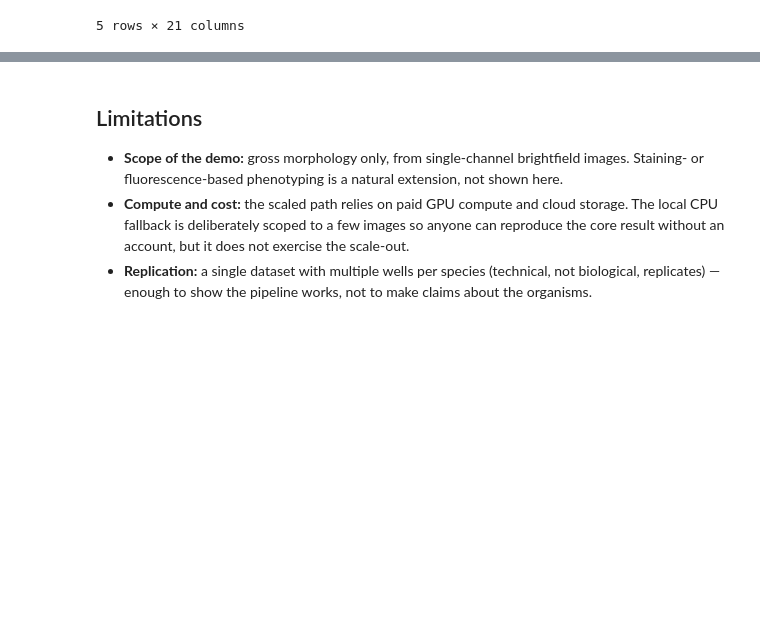
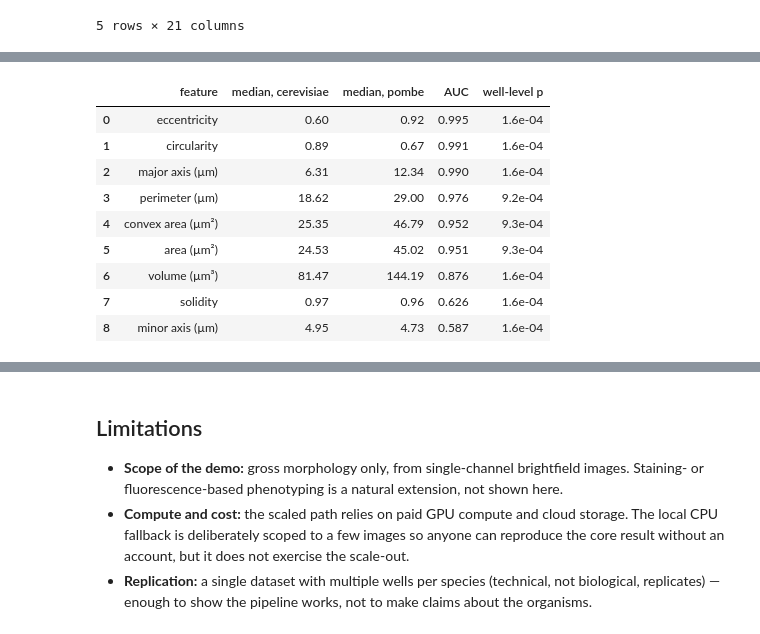
Before and after one commit to Arcadia-Science/cloud-scaled-cell-phenotyping, a Jupyter notebook: index.ipynb, the cells around one changed output, grey strips where cells are left out. Cells and saved outputs as stored; diff of their text form; code cells hidden in the pictures; blank space fills up the shorter version.

```diff
--- a/index.ipynb
+++ b/index.ipynb
@@ -246,16 +193,0 @@ else:
-# %%
-# A second shape feature: area vs. eccentricity, colored by species.
-# Fission yeast (pombe) is elongated (higher eccentricity) than budding yeast (cerevisiae).
-if analysis_df.empty:
-    print("No labeled cells to plot.")
-else:
-    fig, ax = plt.subplots(figsize=(6, 5))
-    for g in groups:
-        sub = analysis_df[analysis_df[GROUP_COL] == g]
-        ax.scatter(sub[area_col], sub["eccentricity"], s=8, alpha=0.5, label=g)
-    ax.set_xlabel(area_label)
-    ax.set_ylabel("eccentricity")
-    ax.set_title("Morphology: area vs. eccentricity")
-    ax.legend(markerscale=2, fontsize=8)
-    plt.tight_layout()
-    plt.show()
@@ -318,0 +369,57 @@ The pipeline cleanly resolves the two species by morphology: the rod-shaped fiss
+# %%
+# | code-fold: true
+# | code-summary: "Code to rank shape features by how well each one separates the species"
+
+from scipy.stats import mannwhitneyu
+from sklearn.metrics import roc_auc_score
+
+# Shape only. Orientation is an arbitrary lab-frame angle, the centroids are positions, and
+# the brightfield intensities describe illumination as much as they describe the cell.
+FEATURES = {
+    "area_um2": "area (µm²)",
+    "area_convex_um2": "convex area (µm²)",
+    "perimeter_um": "perimeter (µm)",
+    "axis_major_length_um": "major axis (µm)",
+    "axis_minor_length_um": "minor axis (µm)",
+    "eccentricity": "eccentricity",
+    "solidity": "solidity",
+    "circularity": "circularity",
+    "volume_um3": "volume (µm³)",
+}
+FEATURES = {col: label for col, label in FEATURES.items() if col in analysis_df.columns}
+
+is_positive = (analysis_df[GROUP_COL] == POSITIVE).to_numpy()
+well_medians = analysis_df.groupby(["well", GROUP_COL])[list(FEATURES)].median().reset_index()
+
+rows = []
+for col, label in FEATURES.items():
+    auc = roc_auc_score(is_positive, analysis_df[col])
+    _, p_well = mannwhitneyu(
+        well_medians.loc[well_medians[GROUP_COL] == POSITIVE, col],
+        well_medians.loc[well_medians[GROUP_COL] == REFERENCE, col],
+        alternative="two-sided",
+    )
+    rows.append(
+        {
+            "feature": label,
+            f"median, {REFERENCE}": round(analysis_df.loc[~is_positive, col].median(), 2),
+            f"median, {POSITIVE}": round(analysis_df.loc[is_positive, col].median(), 2),
+            # Flip AUCs below 0.5 so every feature is scored in its discriminating direction.
+            "AUC": round(max(auc, 1 - auc), 3),
+            "well-level p": f"{p_well:.1e}",
+        }
+    )
+
+feature_stats = pd.DataFrame(rows).sort_values("AUC", ascending=False).reset_index(drop=True)
+feature_stats
+# %% [output]
+|  | feature | median, cerevisiae | median, pombe | AUC | well-level p |
+| 0 | eccentricity | 0.60 | 0.92 | 0.995 | 1.6e-04 |
+| 1 | circularity | 0.89 | 0.67 | 0.991 | 1.6e-04 |
+| 2 | major axis (µm) | 6.31 | 12.34 | 0.990 | 1.6e-04 |
+| 3 | perimeter (µm) | 18.62 | 29.00 | 0.976 | 9.2e-04 |
+| 4 | convex area (µm²) | 25.35 | 46.79 | 0.952 | 9.3e-04 |
+| 5 | area (µm²) | 24.53 | 45.02 | 0.951 | 9.3e-04 |
+| 6 | volume (µm³) | 81.47 | 144.19 | 0.876 | 1.6e-04 |
+| 7 | solidity | 0.97 | 0.96 | 0.626 | 1.6e-04 |
+| 8 | minor axis (µm) | 4.95 | 4.73 | 0.587 | 1.6e-04 |
```
Also changed, not shown: parts of 13 cells of this notebook, 3 other files.
